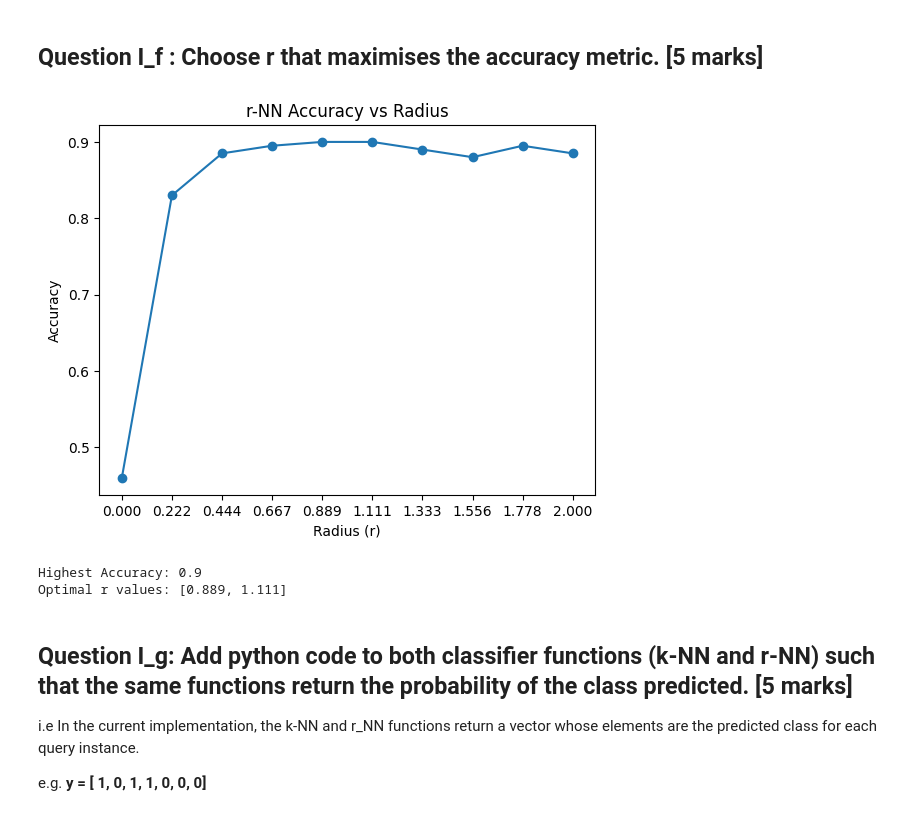
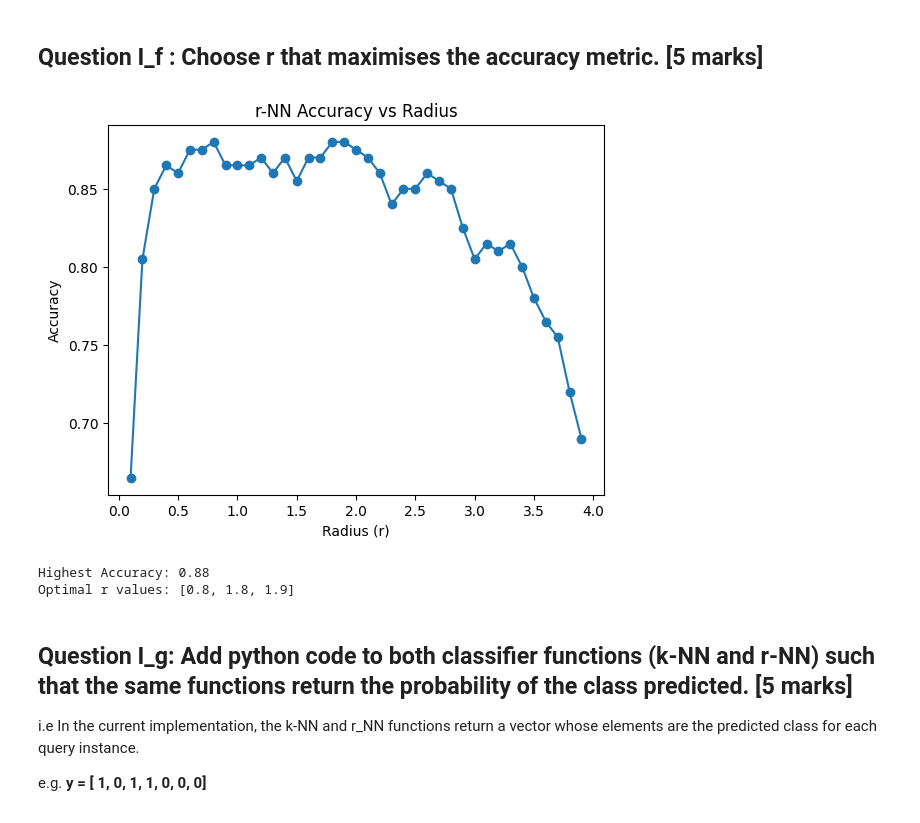
Before and after one commit to davgal27/ML-Algorithms, a Jupyter notebook: distance-based-learning/CCE2502_DBL_Assignment-2025-2026.ipynb, the cells around one changed output. Saved outputs shown, nothing was run; the diff lists cells and outputs as text; code cells hidden in the pictures.

```diff
--- a/distance-based-learning/CCE2502_DBL_Assignment-2025-2026.ipynb
+++ b/distance-based-learning/CCE2502_DBL_Assignment-2025-2026.ipynb
@@ -165,26 +165,23 @@ def partition_dataset(X, y, s= 0.8, shuffle = True, rng_seed = 0):
     y_test  : Output labels in testing set, size M(1-s)
     """
 
-    M = X.shape[0] # number of rows in X = total number of samples
+    M = X.shape[0]
     train_count = int(M * s)
 
-    # Shuffling the dataset
+    indices = np.arange(M) # keep order
+
     if shuffle:
-        np.random.seed(rng_seed) # creates a determistic training/test split every run
-        rows_xy = np.arange(M) # array of all row indices
-        np.random.shuffle(rows_xy)
-        X_shuffled = X[rows_xy]
-        y_shuffled = y[rows_xy]
-    else:
-        X_shuffled = X
-        y_shuffled = y
+        rng = np.random.default_rng(rng_seed)
+        rng.shuffle(indices)
 
-    # Train test split
-    X_train = X_shuffled[:train_count]
-    y_train = y_shuffled[:train_count]
+    X = X[indices]
+    y = y[indices]
 
-    X_test = X_shuffled[train_count:]
-    y_test = y_shuffled[train_count:]
+    X_train = X[:train_count]
+    y_train = y[:train_count]
+
+    X_test = X[train_count:]
+    y_test = y[train_count:]
 
     return X_train, y_train, X_test, y_test
 # %% [markdown]
@@ -342,15 +338,16 @@ def predict_kNN_radius(r, X_train, y_train, X_query):
         dist = ((X_train - x_new) ** 2).sum(axis=1)
         DD = np.concatenate((X_train, y_train.reshape((M, 1)),
                              dist.reshape((M, 1))), axis=1)
-        # filter neighbours within radius r^2
+        # filter neighbours within radius r
         neighbours = DD[DD[:, -1] <= r**2]
 
         if neighbours.shape[0] == 0:
-            # no neighbours found within radius -> use majority class in training set as fallback
-            return 1 if y_train.sum() > M/2 else 0
+            # no neighbours found within radius -> use majority class
+             c = int(np.round(y_train.mean()))
         else:
             # if sum > half neighbour count, predict 1, else 0
-            return 1 if neighbours[:, -2].sum() > neighbours.shape[0]/2 else 0
+            c = 1 if neighbours[:, -2].sum() > neighbours.shape[0]/2 else 0
+        return c
 
     m = X_query.shape[0]
     y = np.zeros(m)
@@ -364,36 +361,35 @@ def predict_kNN_radius(r, X_train, y_train, X_query):
 # %%
 # add your code here
 X_train, y_train, X_test, y_test = partition_dataset(X, y, s = 0.8, shuffle = True, rng_seed =0)
 
 #Define list of r
-r_vals = np.linspace(0, 2, 10)
+r_vals = np.arange(0.1, 4, 0.1) # 4 chosen due to clear downward trend after ~3.0
 acc_vals_r = []
 
 for current_r in r_vals:
     predictions = predict_kNN_radius(current_r, X_train, y_train, X_test) # predict labels of X test set
     acc = calc_accuracy(y_test, predictions) # compare predictions with the actuals from test set
     acc_vals_r.append(acc)
 
 plt.figure()
 plt.plot(r_vals, acc_vals_r, marker='o')
 plt.xlabel("Radius (r)")
 plt.ylabel("Accuracy")
 plt.title("r-NN Accuracy vs Radius")
-plt.xticks(r_vals) # showing only values tested
 plt.show()
 
 # Find the highest accuracy
 top_acc_r = max(acc_vals_r)
 
-# Find all k values that achieve this accuracy
+# Find all r values that achieve this accuracy
 top_rs = [r_vals[i] for i, acc in enumerate(acc_vals_r) if acc == top_acc_r]
 
-print("Highest Accuracy:", float(top_acc_r))
+print("Highest Accuracy:", top_acc_r)
 print("Optimal r values:", [round(float(r), 3) for r in top_rs])
 # %% [output]
-[figure, old version]
+[figure, new version]
-Highest Accuracy: 0.9
-Optimal r values: [0.889, 1.111]
+Highest Accuracy: 0.88
+Optimal r values: [0.8, 1.8, 1.9]
 # %% [markdown]
 ## Question I_g: Add python code to both classifier functions (k-NN and r-NN)  such that the same functions return the probability of the class predicted. [5 marks]
 
```
Also changed, not shown: parts of 3 cells of this notebook.
